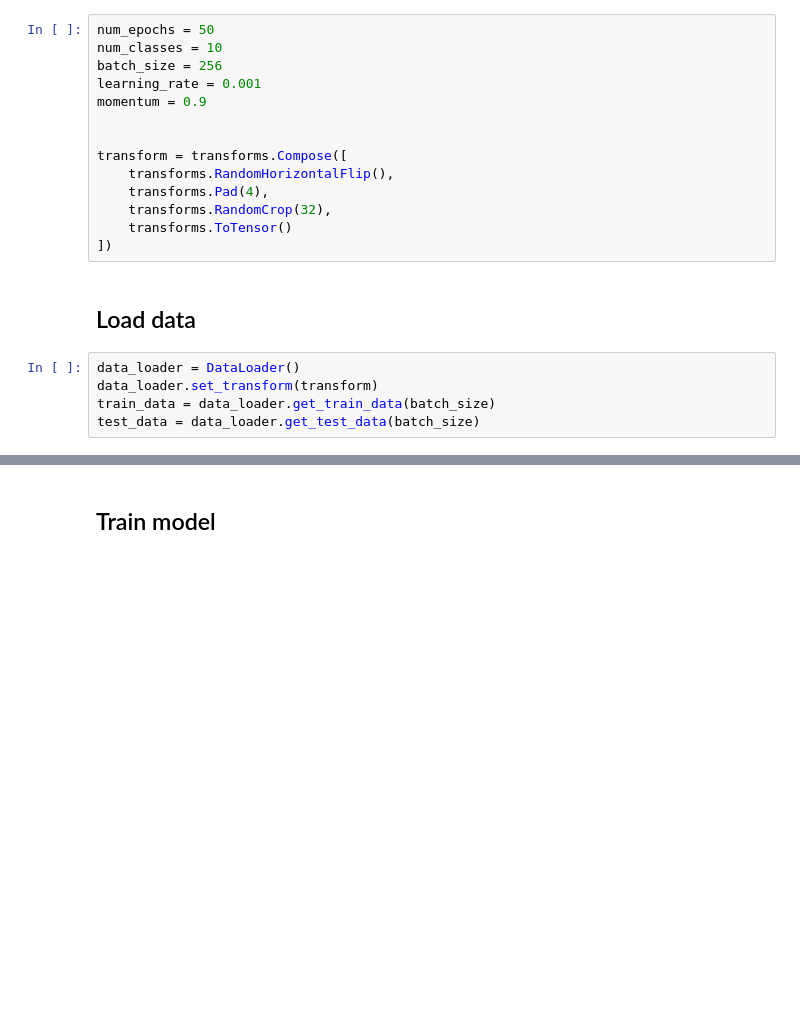
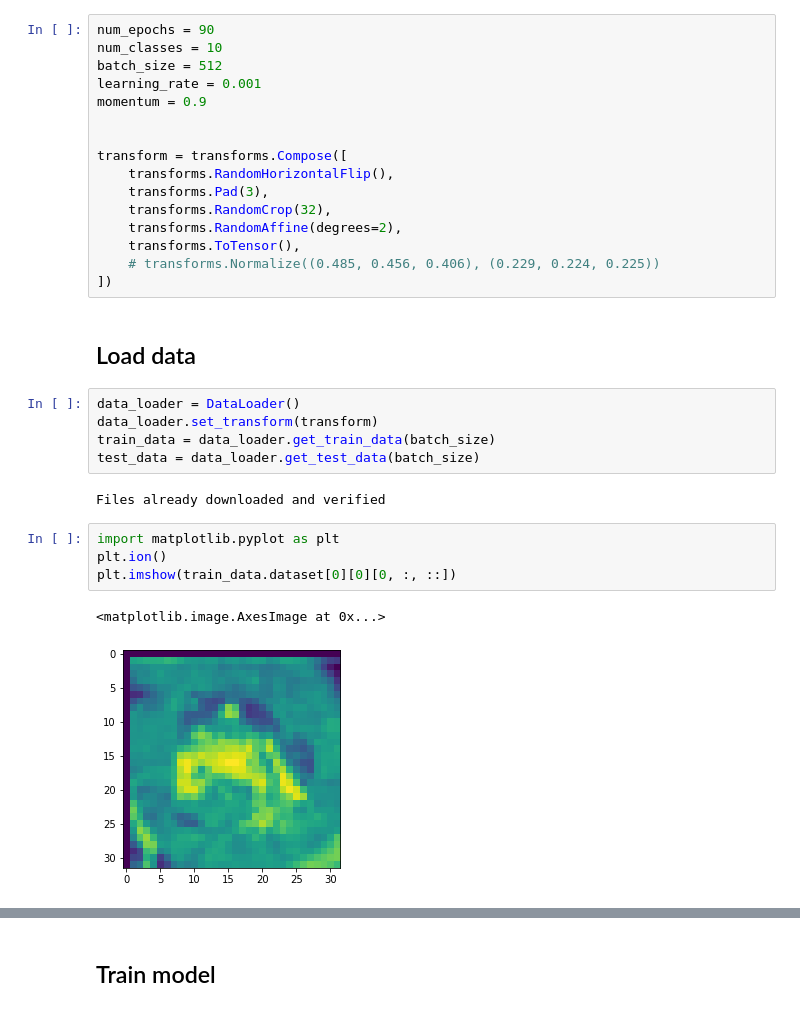
Before and after one commit to AlinaGalenina/ML_HOMEWORK4, a Jupyter notebook: pipeline.ipynb, the cells around one changed output, grey strips where cells are left out. Saved outputs shown, nothing was run; the diff lists cells and outputs as text; blank space fills up the shorter version.

```diff
--- a/pipeline.ipynb
+++ b/pipeline.ipynb
@@ -16,18 +21,20 @@ device = torch.device('cuda:0' if torch.cuda.is_available() else 'cpu')
 # %% [markdown]
 ## Configuration
 # %%
-num_epochs = 50
+num_epochs = 90
 num_classes = 10
-batch_size = 256
+batch_size = 512
 learning_rate = 0.001
 momentum = 0.9
 
 
 transform = transforms.Compose([
     transforms.RandomHorizontalFlip(),
-    transforms.Pad(4),
+    transforms.Pad(3),
     transforms.RandomCrop(32),
-    transforms.ToTensor()
+    transforms.RandomAffine(degrees=2),
+    transforms.ToTensor(),
+    # transforms.Normalize((0.485, 0.456, 0.406), (0.229, 0.224, 0.225))
 ])
 # %% [markdown]
 ## Load data
@@ -36,5 +43,14 @@ data_loader = DataLoader()
 data_loader.set_transform(transform)
 train_data = data_loader.get_train_data(batch_size)
 test_data = data_loader.get_test_data(batch_size)
+# %% [output]
+Files already downloaded and verified
+# %%
+import matplotlib.pyplot as plt
+plt.ion()
+plt.imshow(train_data.dataset[0][0][0, :, ::])
+# %% [output]
+<matplotlib.image.AxesImage at 0x...>
+[figure, added]
 # %%
 print(train_data.__dict__)
```
Also changed, not shown: parts of 12 cells of this notebook, 2 other files.
